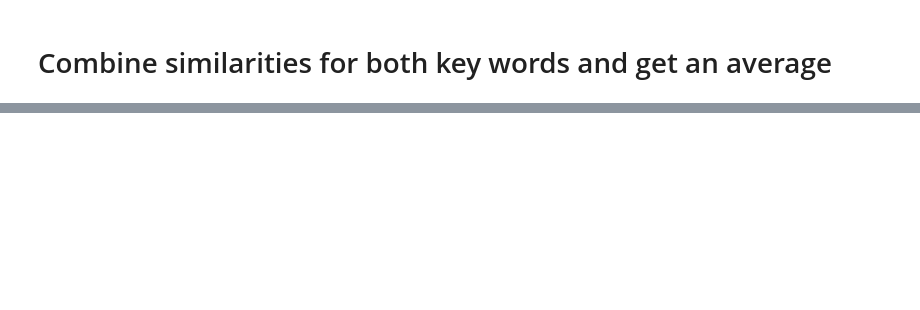
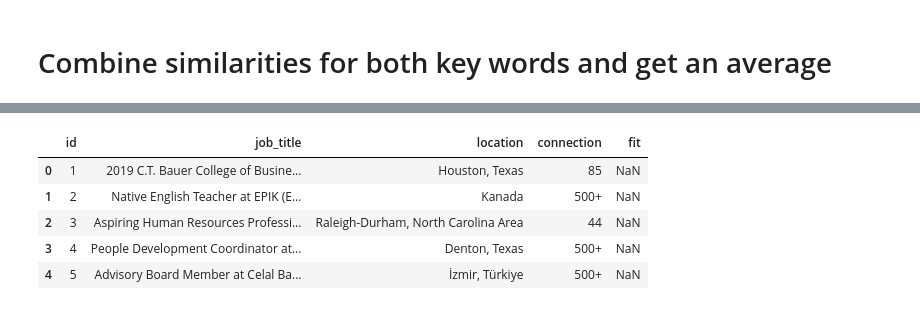
Before and after one commit to cholmess/Potential_Talents, a Jupyter notebook: notebooks/Potential Talents.ipynb, the cells around one changed output, grey strips where cells are left out. Cells and saved outputs as stored; diff of their text form; code cells hidden in the pictures; blank space fills up the shorter version.

```diff
--- a/notebooks/Potential Talents.ipynb
+++ b/notebooks/Potential Talents.ipynb
@@ -390,0 +412,11 @@ talents.head()
+# %%
+# Now I create a copy on the original dataframe and put the similarity column per key in fit
+talents_copy = pd.read_csv('potential-talents - Aspiring human resources - seeking human resources.csv')
+talents_copy.head()
+# %% [output]
+|  | id | job_title | location | connection | fit |
+| 0 | 1 | 2019 C.T. Bauer College of Busine... | Houston, Texas | 85 | NaN |
+| 1 | 2 | Native English Teacher at EPIK (E... | Kanada | 500+ | NaN |
+| 2 | 3 | Aspiring Human Resources Professi... | Raleigh-Durham, North Carolina Area | 44 | NaN |
+| 3 | 4 | People Development Coordinator at... | Denton, Texas | 500+ | NaN |
+| 4 | 5 | Advisory Board Member at Celal Ba... | İzmir, Türkiye | 500+ | NaN |
```
Also changed, not shown: parts of 4 cells of this notebook.
